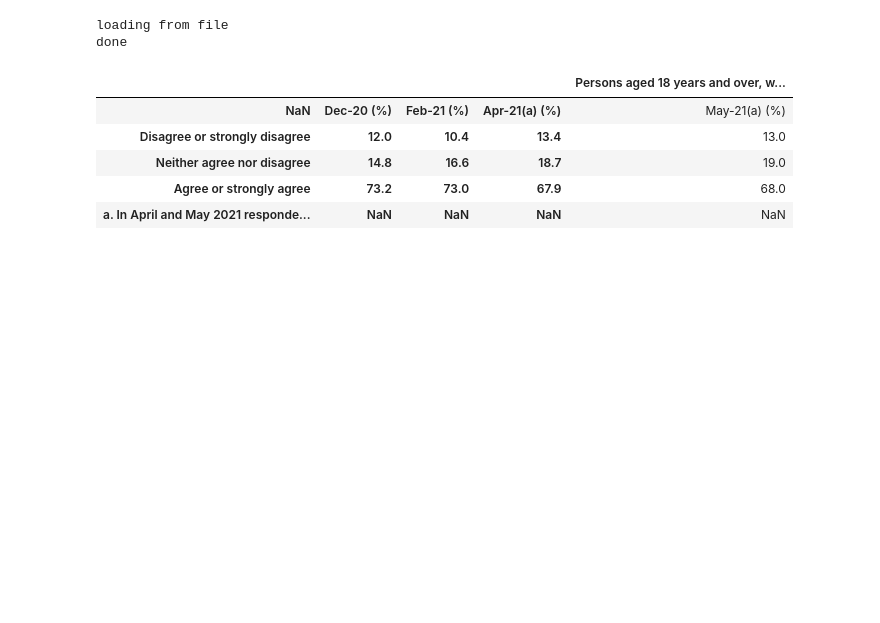
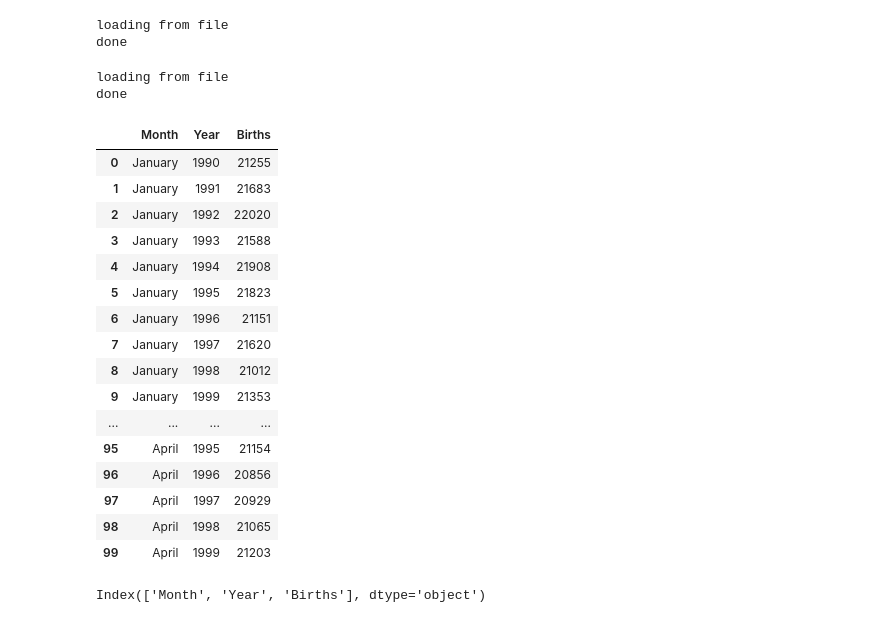
Before and after one commit to JordanLewisStudio/Data_project, a Jupyter notebook: data_project.ipynb, the cells around one changed output. Cells and saved outputs as stored; diff of their text form; code cells hidden in the pictures; blank space fills up the shorter version.

```diff
--- a/data_project.ipynb
+++ b/data_project.ipynb
@@ -8,28 +8,58 @@ import os
 plt.rcParams['figure.figsize'] = (20, 10)
 # %%
 saved_style_state = plt.rcParams.copy() #give us a style state to go back to
-# %%
-if os.path.isfile("Persons aged 18 years and over, whether would get a COVID-19 vaccine when it becomes available and is recommended, by time of reporting.csv"):
-    filepath = "Persons aged 18 years and over, whether would get a COVID-19 vaccine when it becomes available and is recommended, by time of reporting.csv"
-    print("loading from file")
-else:
-    filepath = "https://www.abs.gov.au/statistics/people/people-and-communities/household-impacts-covid-19-survey/latest-release"
-    print("loading from the internet")
-
-df = pd.read_csv(filepath)
-print("done")
-# %% [output]
-loading from file
-done
+# %%
+if os.path.isfile("BIRTHS_MONTH_OCCURRENCE_Australia_1990-2019.csv"):
+    filepath = "BIRTHS_MONTH_OCCURRENCE_Australia_1990-2019.csv"
+    print("loading from file")
+else:
+    filepath = ""
+    print("loading from the internet")
+
+df = pd.read_csv(filepath)
+print("done")
+# %% [output]
+loading from file
+done
+# %%
+if os.path.isfile("Monthly mean maximum temperature Australia 1990 - 2019 - Sheet1.csv"):
+    filepath = "Monthly mean maximum temperature Australia 1990 - 2019 - Sheet1.csv"
+    print("loading from file")
+else:
+    filepath = ""
+    print("loading from the internet")
+
+df_2 = pd.read_csv(filepath)
+print("done")
+# %% [output]
+loading from file
+done
+# %%
+pd.set_option("display.max_rows", None, "display.max_columns", None)
 # %%
-df.head()
+df.head(100)
 # %% [output]
-|  |  |  |  | Persons aged 18 years and over, w... |
-| NaN | Dec-20 (%) | Feb-21 (%) | Apr-21(a) (%) | May-21(a) (%) |
-| Disagree or strongly disagree | 12.0 | 10.4 | 13.4 | 13.0 |
-| Neither agree nor disagree | 14.8 | 16.6 | 18.7 | 19.0 |
-| Agree or strongly agree | 73.2 | 73.0 | 67.9 | 68.0 |
-| a. In April and May 2021 responde... | NaN | NaN | NaN | NaN |
+|  | Month | Year | Births |
+| 0 | January | 1990 | 21255 |
+| 1 | January | 1991 | 21683 |
+| 2 | January | 1992 | 22020 |
+| 3 | January | 1993 | 21588 |
+| 4 | January | 1994 | 21908 |
+| 5 | January | 1995 | 21823 |
+| 6 | January | 1996 | 21151 |
+| 7 | January | 1997 | 21620 |
+| 8 | January | 1998 | 21012 |
+| 9 | January | 1999 | 21353 |
+| ... | ... | ... | ... |
+| 95 | April | 1995 | 21154 |
+| 96 | April | 1996 | 20856 |
+| 97 | April | 1997 | 20929 |
+| 98 | April | 1998 | 21065 |
+| 99 | April | 1999 | 21203 |
+# %%
+df.columns
+# %% [output]
+Index(['Month', 'Year', 'Births'], dtype='object')
 # %%
 df.info()
 # %% [output]
```
Also changed, not shown: parts of 7 cells of this notebook, 2 other files.
